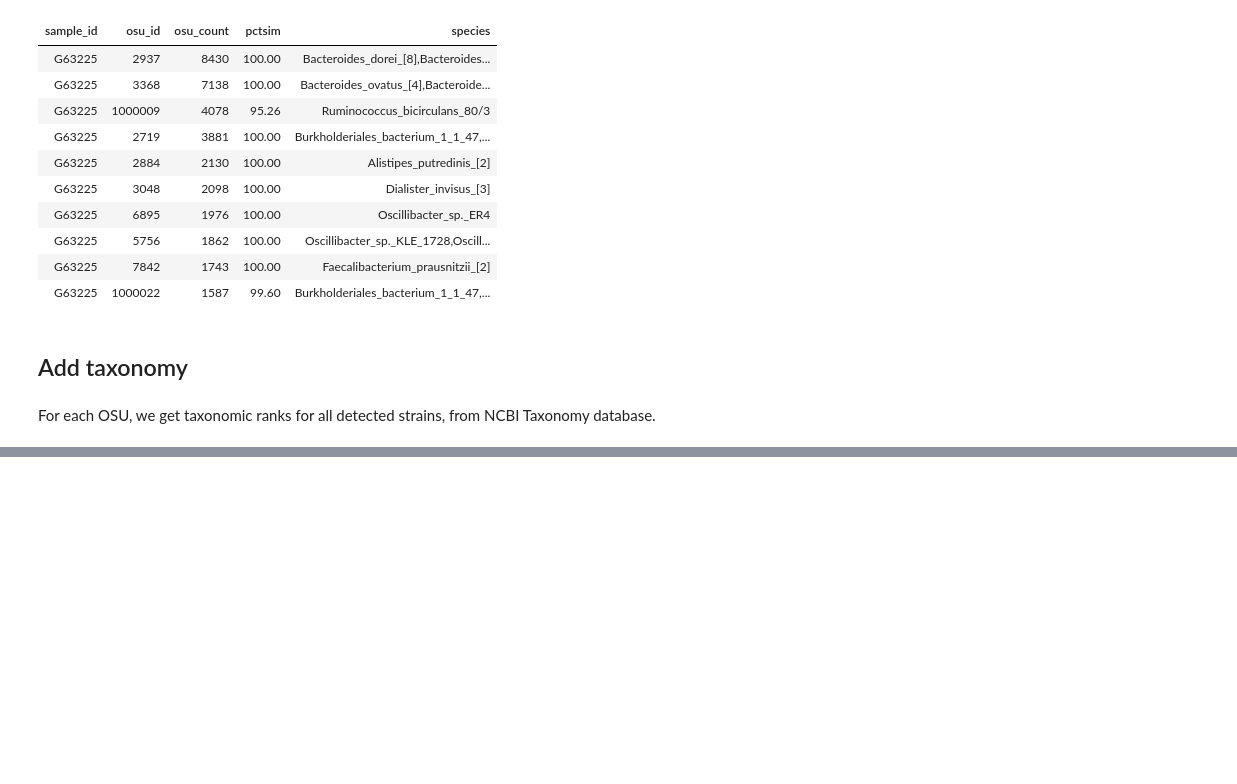
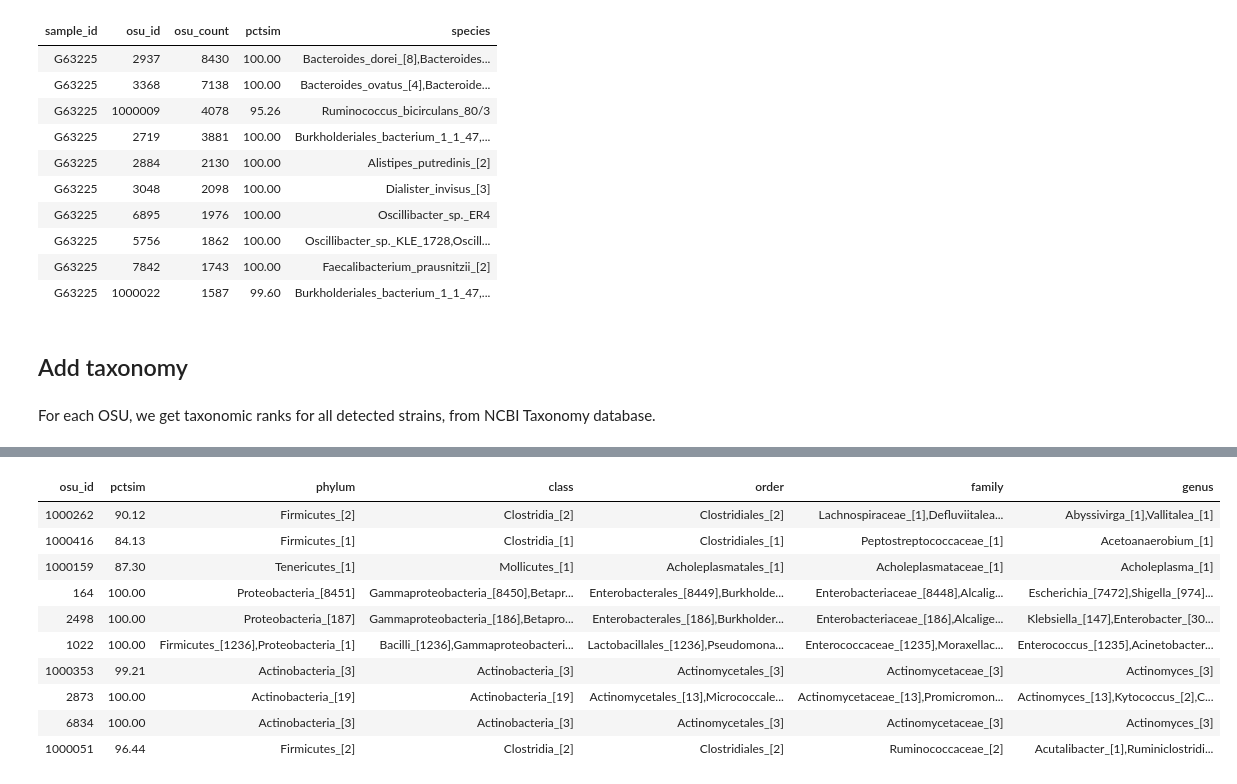
Before and after one commit to xbiome/rexmap, a Jupyter notebook: tutorial.ipynb, the cells around one changed output, grey strips where cells are left out. Saved outputs shown, nothing was run; the diff lists cells and outputs as text; code cells hidden in the pictures; blank space fills up the shorter version.

```diff
--- a/tutorial.ipynb
+++ b/tutorial.ipynb
@@ -207,0 +204,14 @@ osu_tax.dt
+# %%
+head(osu_tax.dt, 10)
+# %% [output]
+| osu_id | pctsim | phylum | class | order | family | genus |
+| 1000262 | 90.12 | Firmicutes_[2] | Clostridia_[2] | Clostridiales_[2] | Lachnospiraceae_[1],Defluviitalea... | Abyssivirga_[1],Vallitalea_[1] |
+| 1000416 | 84.13 | Firmicutes_[1] | Clostridia_[1] | Clostridiales_[1] | Peptostreptococcaceae_[1] | Acetoanaerobium_[1] |
+| 1000159 | 87.30 | Tenericutes_[1] | Mollicutes_[1] | Acholeplasmatales_[1] | Acholeplasmataceae_[1] | Acholeplasma_[1] |
+| 164 | 100.00 | Proteobacteria_[8451] | Gammaproteobacteria_[8450],Betapr... | Enterobacterales_[8449],Burkholde... | Enterobacteriaceae_[8448],Alcalig... | Escherichia_[7472],Shigella_[974]... |
+| 2498 | 100.00 | Proteobacteria_[187] | Gammaproteobacteria_[186],Betapro... | Enterobacterales_[186],Burkholder... | Enterobacteriaceae_[186],Alcalige... | Klebsiella_[147],Enterobacter_[30... |
+| 1022 | 100.00 | Firmicutes_[1236],Proteobacteria_[1] | Bacilli_[1236],Gammaproteobacteri... | Lactobacillales_[1236],Pseudomona... | Enterococcaceae_[1235],Moraxellac... | Enterococcus_[1235],Acinetobacter... |
+| 1000353 | 99.21 | Actinobacteria_[3] | Actinobacteria_[3] | Actinomycetales_[3] | Actinomycetaceae_[3] | Actinomyces_[3] |
+| 2873 | 100.00 | Actinobacteria_[19] | Actinobacteria_[19] | Actinomycetales_[13],Micrococcale... | Actinomycetaceae_[13],Promicromon... | Actinomyces_[13],Kytococcus_[2],C... |
+| 6834 | 100.00 | Actinobacteria_[3] | Actinobacteria_[3] | Actinomycetales_[3] | Actinomycetaceae_[3] | Actinomyces_[3] |
+| 1000051 | 96.44 | Firmicutes_[2] | Clostridia_[2] | Clostridiales_[2] | Ruminococcaceae_[2] | Acutalibacter_[1],Ruminiclostridi... |
```
Also changed, not shown: parts of 2 cells of this notebook, 9 other files.
